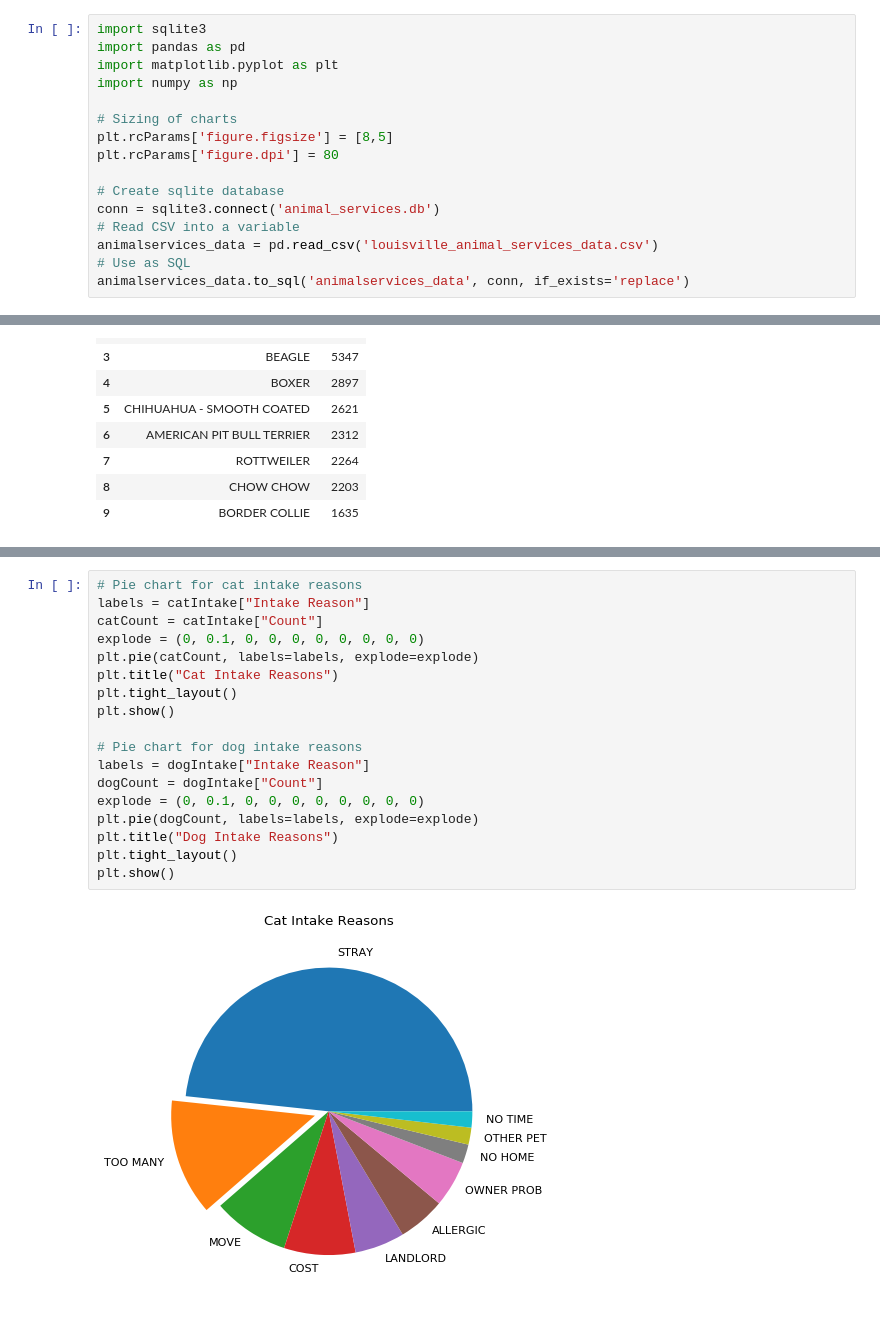
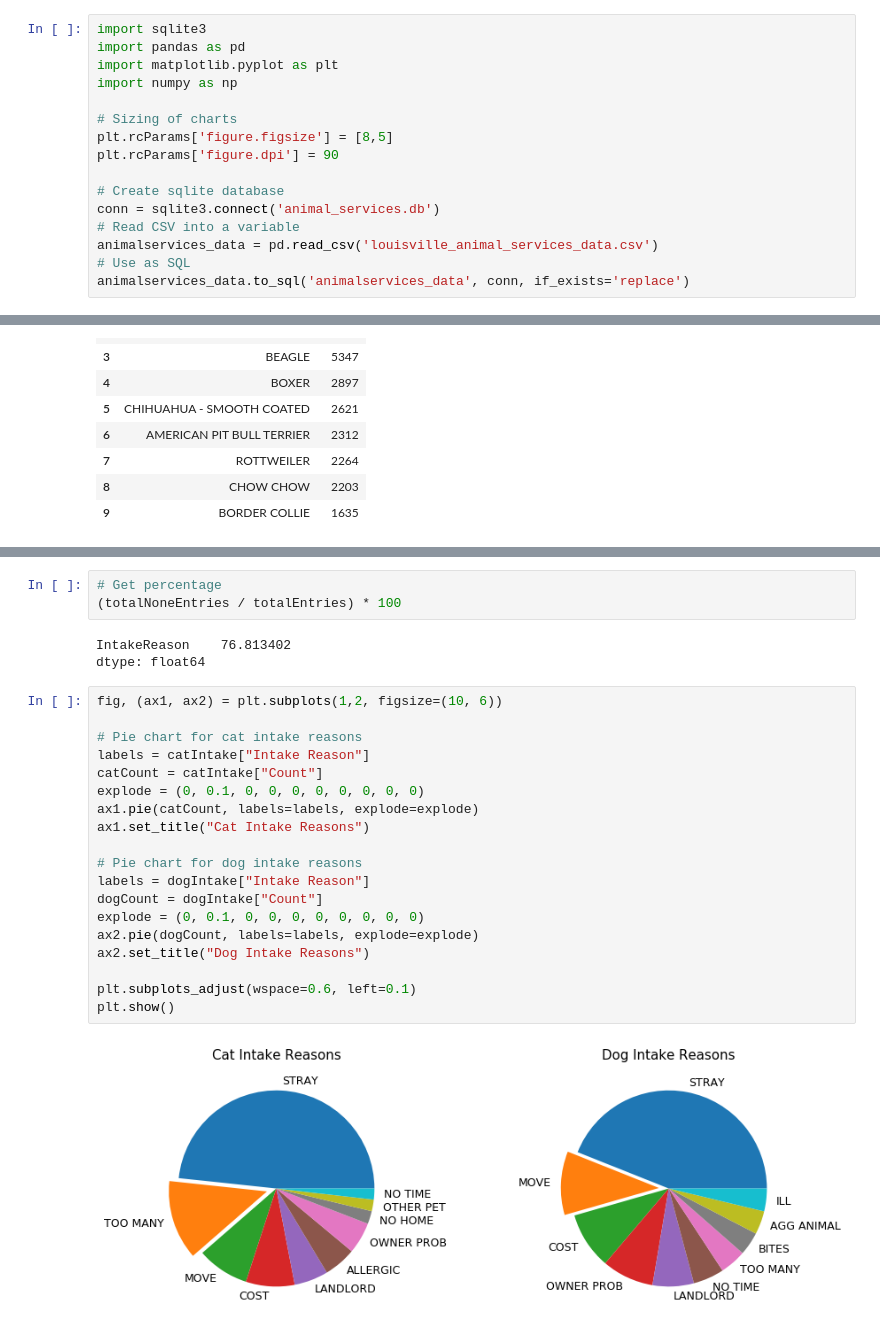
Before and after one commit to kangacopter/animalServicesAnalysis, a Jupyter notebook: AnimalServicesAnalysis.ipynb, the cells around one changed output, grey strips where cells are left out. Drawn from its saved outputs; the diff is of its cells as text.

Commit message:
Worked on pie charts some more, wrote some paragraphs

```diff
--- a/AnimalServicesAnalysis.ipynb
+++ b/AnimalServicesAnalysis.ipynb
@@ -29,7 +29,7 @@ import numpy as np
 
 # Sizing of charts
 plt.rcParams['figure.figsize'] = [8,5]
-plt.rcParams['figure.dpi'] = 80
+plt.rcParams['figure.dpi'] = 90
 
 # Create sqlite database
 conn = sqlite3.connect('animal_services.db')
@@ -236,20 +249,27 @@ dogIntake
+# %%
+# Get percentage
+(totalNoneEntries / totalEntries) * 100
+# %% [output]
+IntakeReason    76.813402
+dtype: float64
 # %%
+fig, (ax1, ax2) = plt.subplots(1,2, figsize=(10, 6))
+
 # Pie chart for cat intake reasons
 labels = catIntake["Intake Reason"]
 catCount = catIntake["Count"]
 explode = (0, 0.1, 0, 0, 0, 0, 0, 0, 0, 0)
-plt.pie(catCount, labels=labels, explode=explode)
-plt.title("Cat Intake Reasons")
-plt.tight_layout()
-plt.show()
+ax1.pie(catCount, labels=labels, explode=explode)
+ax1.set_title("Cat Intake Reasons")
 
 # Pie chart for dog intake reasons
 labels = dogIntake["Intake Reason"]
 dogCount = dogIntake["Count"]
 explode = (0, 0.1, 0, 0, 0, 0, 0, 0, 0, 0)
-plt.pie(dogCount, labels=labels, explode=explode)
-plt.title("Dog Intake Reasons")
-plt.tight_layout()
+ax2.pie(dogCount, labels=labels, explode=explode)
+ax2.set_title("Dog Intake Reasons")
+
+plt.subplots_adjust(wspace=0.6, left=0.1)
 plt.show()
 # %% [output]
-[figure, old version]
+[figure, new version]
```
Also changed, not shown: parts of 15 cells of this notebook, 1 other file.
